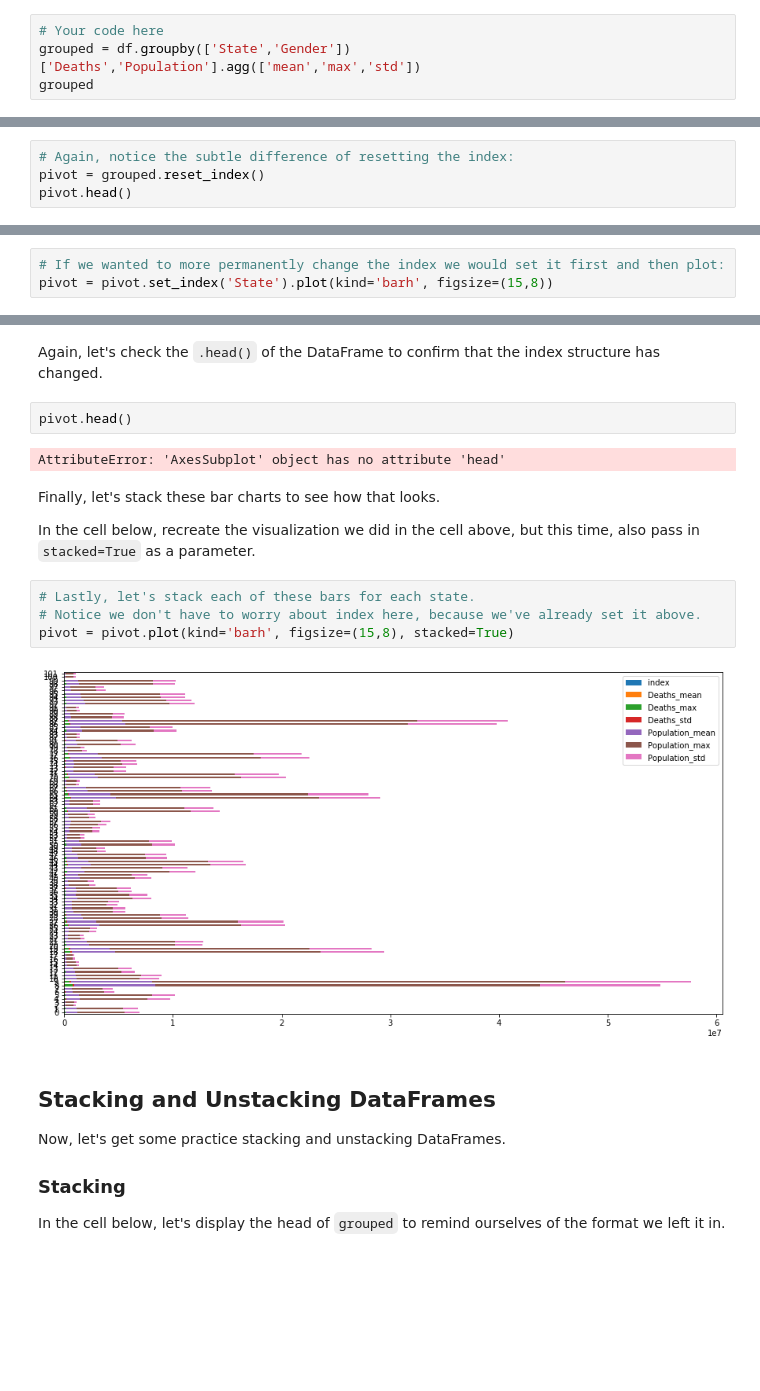
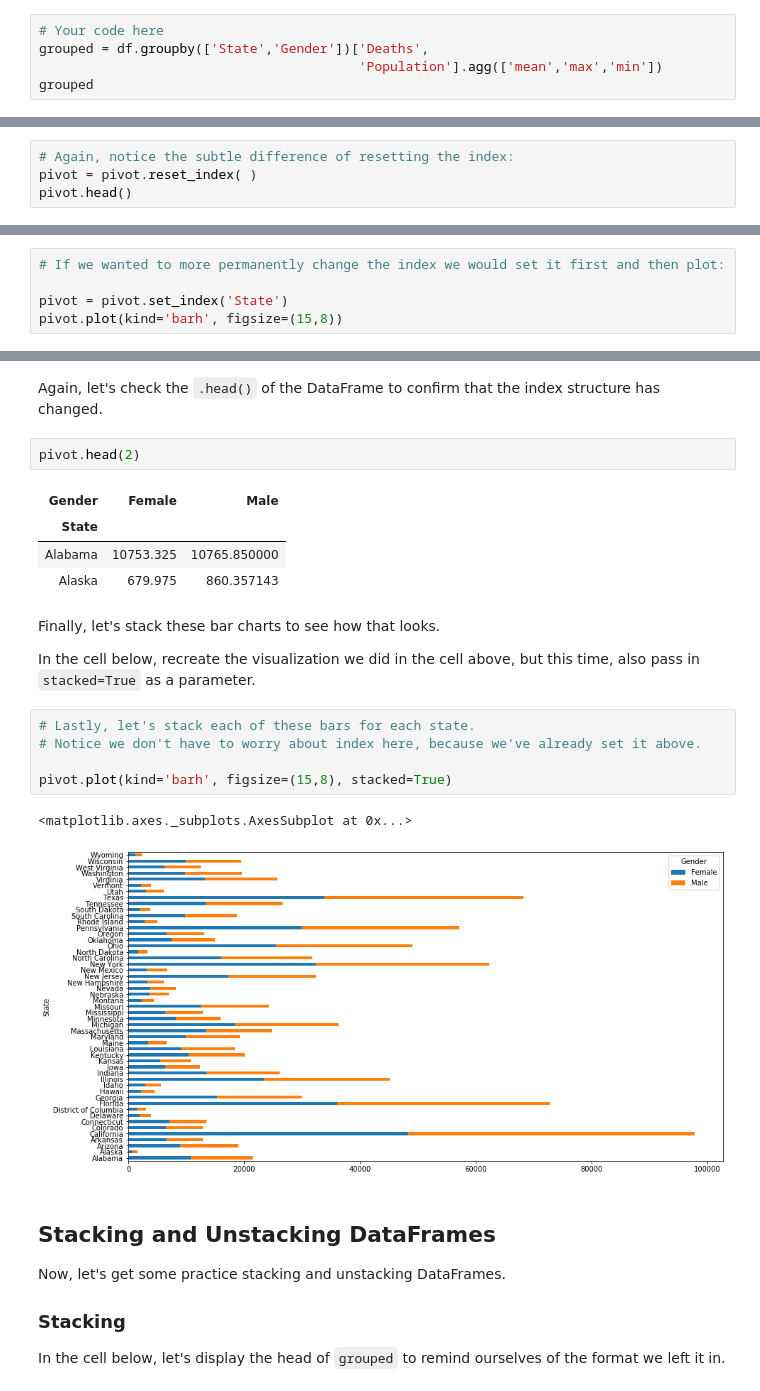
Before and after one commit to andiosika/dsc-pivot-tables-pandas-lab-online-ds-ft-100719, a Jupyter notebook: index.ipynb, the cells around one changed output, grey strips where cells are left out. Saved outputs shown, nothing was run; the diff lists cells and outputs as text; blank space fills up the shorter version.

```diff
--- a/index.ipynb
+++ b/index.ipynb
@@ -253,7 +248,8 @@ By now, you've probably caught on that the code required to do this follows this
 Then, display the `.head()` of this new DataFrame.
 # %%
 # Your code here
-grouped = df.groupby(['State','Gender'])['Deaths','Population'].agg(['mean','max','std'])
+grouped = df.groupby(['State','Gender'])['Deaths',
+                                         'Population'].agg(['mean','max','min'])
 grouped
 # %% [output]
 |  |  | Deaths |  |  | Population |  |  |
@@ -447,6 +443,6 @@ Let's reset the index and see how it changes our pivot table.
 In the cell below, reset the index of the `pivot` object as we did previously.  Then, display the `.head()` of the object to see if we can detect any changes.
 # %%
 # Again, notice the subtle difference of resetting the index:
-pivot = grouped.reset_index()
+pivot = pivot.reset_index( )
 pivot.head()
 # %% [output]
@@ -507,5 +494,7 @@ If we want to do that, we'll need to capture the new object returned by updating
 In the cell below, set the index of `pivot` to `'State'`.  Then, recreate the bar plot using this new object.
 # %%
 # If we wanted to more permanently change the index we would set it first and then plot:
-pivot = pivot.set_index('State').plot(kind='barh', figsize=(15,8))
+
+pivot = pivot.set_index('State')
+pivot.plot(kind='barh', figsize=(15,8))
 # %% [output]
@@ -513,9 +503,12 @@ pivot = pivot.set_index('State').plot(kind='barh', figsize=(15,8))
 # %% [markdown]
 Again, let's check the `.head()` of the DataFrame to confirm that the index structure has changed.
 # %%
-pivot.head()
+pivot.head(2)
 # %% [output]
-AttributeError: 'AxesSubplot' object has no attribute 'head'
+| Gender | Female | Male |
+| State |  |  |
+| Alabama | 10753.325 | 10765.850000 |
+| Alaska | 679.975 | 860.357143 |
 # %% [markdown]
 Finally, let's stack these bar charts to see how that looks.
 
@@ -523,9 +516,11 @@ In the cell below, recreate the visualization we did in the cell above, but this
 # %%
 # Lastly, let's stack each of these bars for each state.
 # Notice we don't have to worry about index here, because we've already set it above.
-pivot = pivot.plot(kind='barh', figsize=(15,8), stacked=True)
+
+pivot.plot(kind='barh', figsize=(15,8), stacked=True)
 # %% [output]
+<matplotlib.axes._subplots.AxesSubplot at 0x...>
-[figure, old version]
+[figure, new version]
 # %% [markdown]
 ## Stacking and Unstacking DataFrames
 
```
Also changed, not shown: parts of 22 cells of this notebook.
